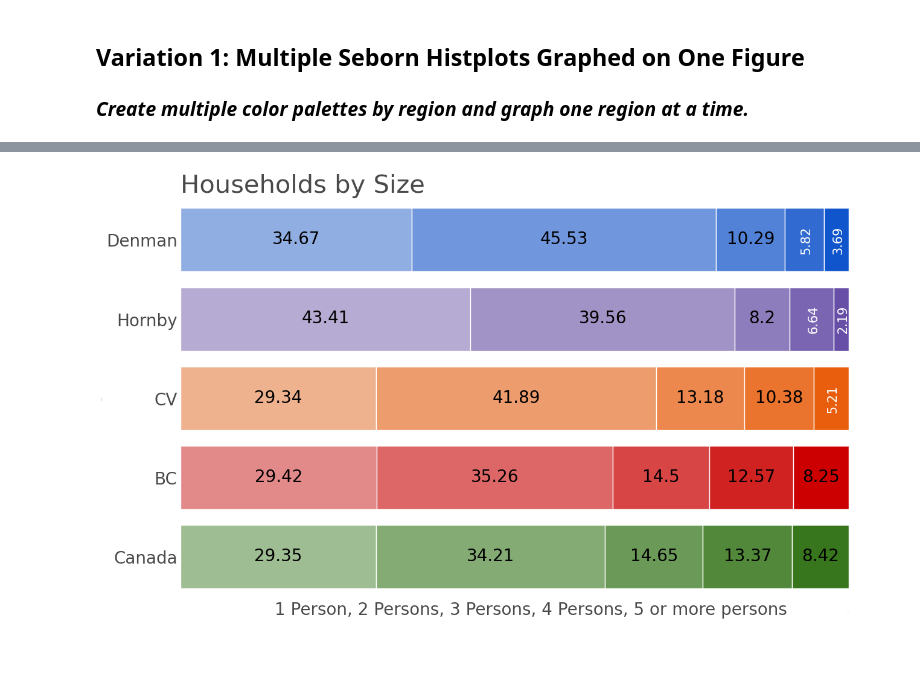
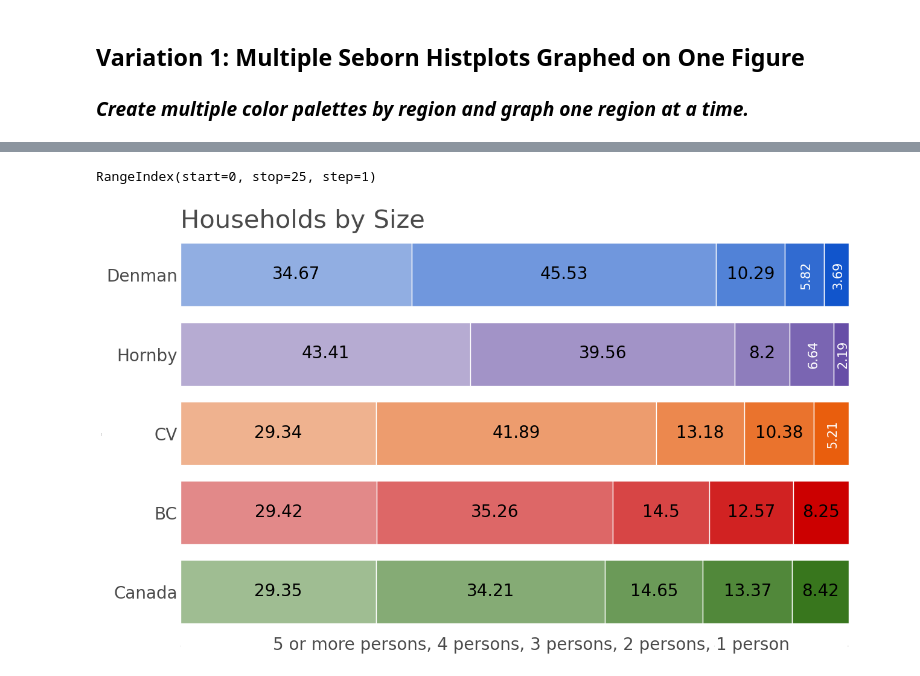
Before and after one commit to gelbelle/Graphing, a Jupyter notebook: household_size_chart.ipynb, the cells around one changed output, grey strips where cells are left out. Cells and saved outputs as stored; diff of their text form; code cells hidden in the pictures.

```diff
--- a/household_size_chart.ipynb
+++ b/household_size_chart.ipynb
@@ -3,19 +3,24 @@
 
 ### _Create multiple color palettes by region and graph one region at a time._
 # %%
-import numpy as np
 import pandas as pd
 import seaborn as sns
 import matplotlib.pyplot as plt
-import matplotlib
 
 df = pd.read_csv("household_size.csv", index_col=0).mul(100).round(2)
+chart_title = "Households by Size"
+num_cats = len(df)
+cats = list(df.index)
+cats.sort(reverse=True)
+cat_name = df.index.name
+
 df = pd.melt(df.reset_index(),
-             id_vars=["Num_People"],
+             id_vars=[cat_name],
              var_name="Location",
              value_vars=df.columns, value_name="values")
 
 df["values"] = pd.to_numeric(df["values"])
+# df.head()
 # %%
 # Set Seaborn plot style: white in the background, no grid lines
 sns.set_theme(style="white")
@@ -23,7 +28,7 @@ sns.set_theme(style="white")
 # Set this equal to the number of categories + 3
 # This is the number of *evenly spaced* colors to generate/choose from the sns palettes.
 # I add three here, because the first three shades are too light in sns.light_palette.
-buckets = 8
+buckets = num_cats + 3
 
 # assigning regions to color palettes
 denman = sns.color_palette(sns.light_palette(
@@ -53,7 +58,8 @@ axis.tick_params(axis='y', length=0, labelsize=20,
 axis.tick_params(axis='x', length=0, labelsize=0)
 
 # Ages labels
-age_labels = "1 Person, 2 Persons, 3 Persons, 4 Persons, 5 or more persons"
+
+age_labels = ", ".join(cats)
 axis.set_xlabel(age_labels, loc='center',
                 fontsize=20, color="#4A4A4A", labelpad=-12)
 axis.xaxis.set_label_position("bottom")
@@ -64,10 +70,10 @@ axis.set_ylabel("Location", size=0)
 # Remove plot outline ("spine")
 plt.box(False)
 
+print(df.index.unique())
 # Setting histogram parameters
-hue_order = ["5 or more persons", "4 persons",
-             "3 persons", "2 persons", "1 person"]
-hue = "Num_People"
+hue_order = cats
+hue = cat_name
 y = "Location"
 weights = "values"
 multiple = "stack"
@@ -81,32 +87,33 @@ myplot = sns.histplot(df.reset_index(drop=True),
                       hue=hue,
                       hue_order=hue_order,
                       palette=sns.color_palette("flare", 5),
                       multiple=multiple,
                       element=element,
                       shrink=shrink,
                       discrete=True,
                       legend=False)
 
-plt.title("Households by Size", fontsize=30,
+plt.title(chart_title, fontsize=30,
           color="#4A4A4A", loc="left", y=.98)
 # Now, iterate back through all sections in the figure & reassign colors based on regions color palette
 for area, color in zip(axis.patches, regions):
     area.set_facecolor(color)
 
 for bar in axis.patches:
     if bar.get_width() < 8:
         axis.text(bar.get_x() + bar.get_width()/2+.25,
                   bar.get_height()+bar.get_y()-.25,
                   round(bar.get_width(), 2),
                   ha="center",
                   color="white",
                   size=15, rotation=90)
     else:
         axis.text(bar.get_x() + bar.get_width()/2,
                   bar.get_height()+bar.get_y()-.35,
                   round(bar.get_width(), 2),
                   ha="center",
                   color="black",
                   size=20,)
 # %% [output]
+RangeIndex(start=0, stop=25, step=1)
-[figure, old version]
+[figure, new version]
```
Also changed, not shown: parts of 1 cell of this notebook, 1 other file.
